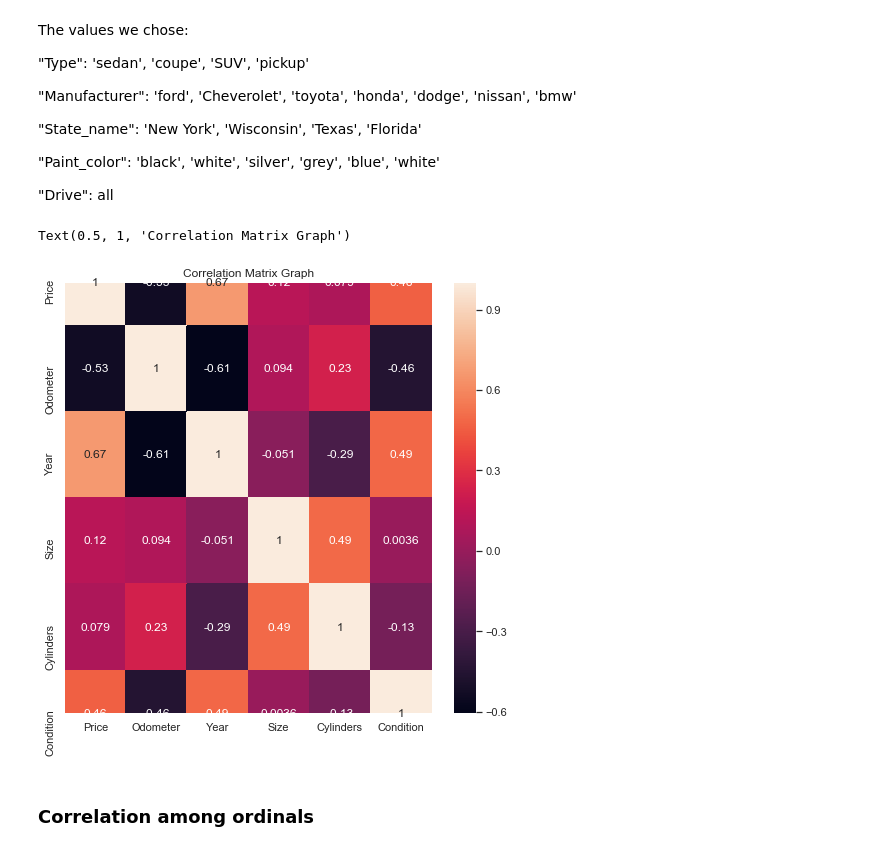
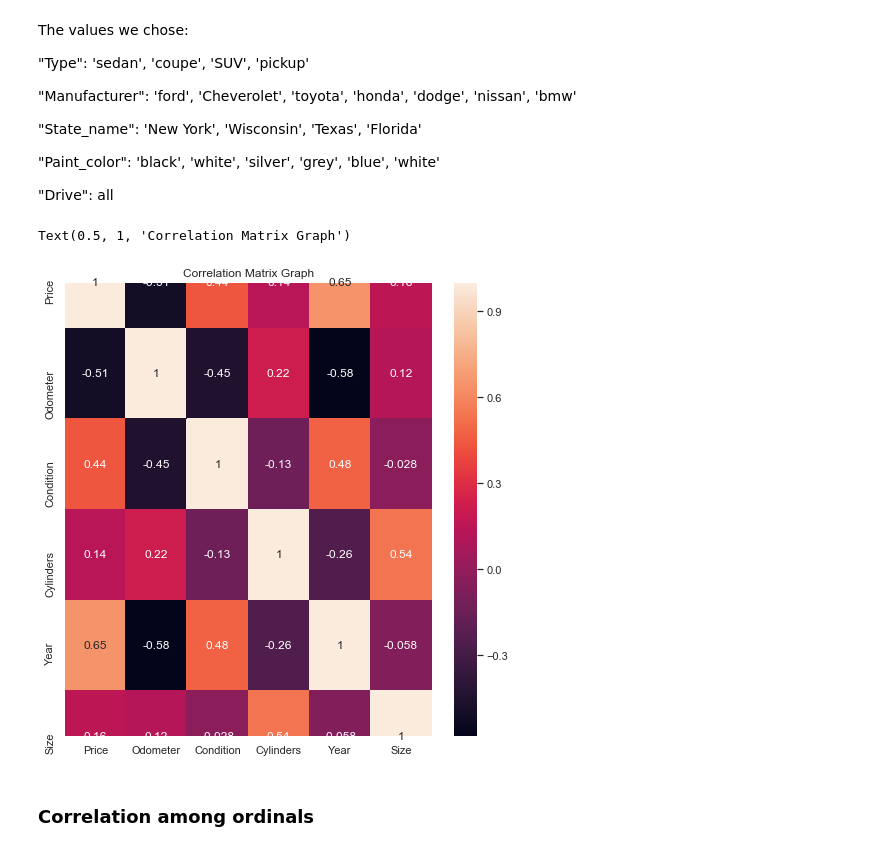
Before and after one commit to Lyle2019CS7324/CS7324, a Jupyter notebook: Lab 1/CS7324Lab.ipynb, the cells around one changed output. Saved outputs shown, nothing was run; the diff lists cells and outputs as text; code cells hidden in the pictures.

```diff
--- a/Lab 1/CS7324Lab.ipynb
+++ b/Lab 1/CS7324Lab.ipynb
@@ -302,14 +305,14 @@ The values we chose:
 # %%
 cmap = sns.set(style="darkgrid") # one of the many styles to plot using
 
 f, ax = plt.subplots(figsize=(7, 7))
-sns.heatmap(target_cars.corr(), cmap=cmap, annot=True)
+sns.heatmap(used_cars.corr(), cmap=cmap, annot=True)
 
 f.tight_layout()
 plt.title("Correlation Matrix Graph")
 # %% [output]
 Text(0.5, 1, 'Correlation Matrix Graph')
-[figure, old version]
+[figure, new version]
 # %% [markdown]
 ### Correlation among ordinals
 # %% [markdown]
```
Also changed, not shown: parts of 10 cells of this notebook, 2 other files.
